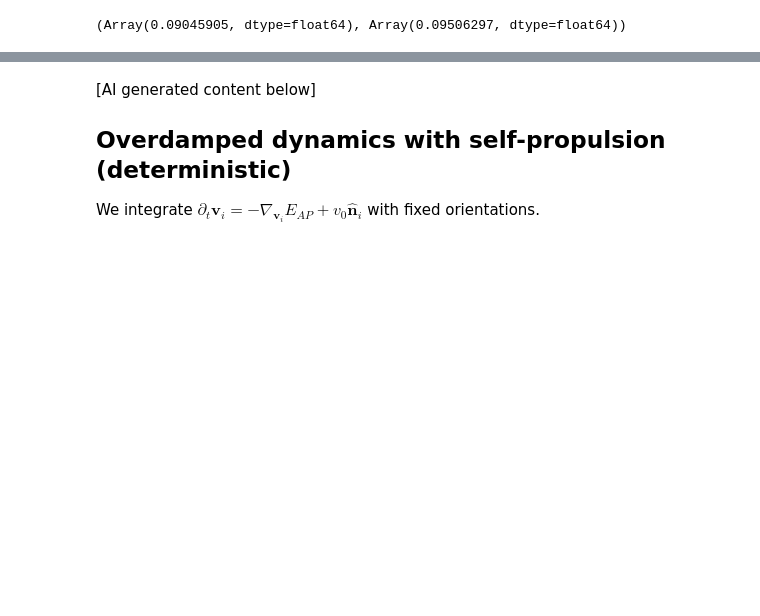
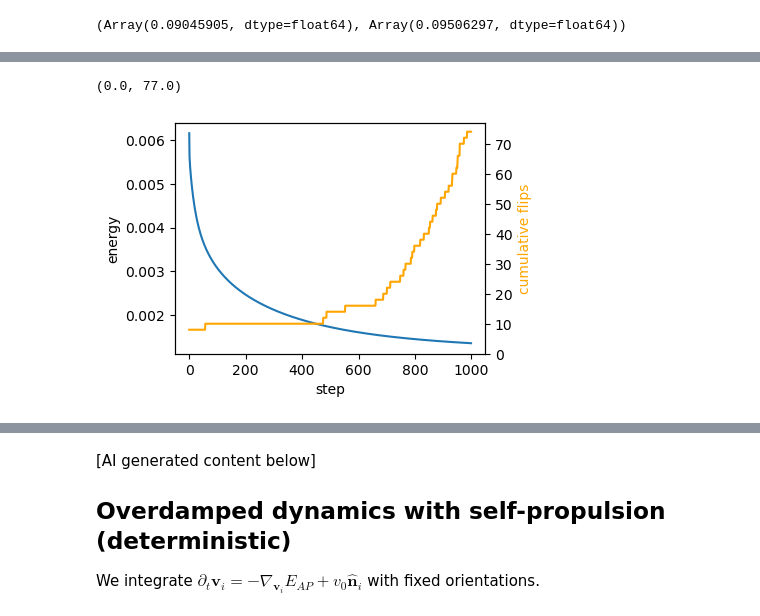
Before and after one commit to nikolas-claussen/triangulax, a Jupyter notebook: nbs/03_area_perimeter_model.ipynb, the cells around one changed output, grey strips where cells are left out. Saved outputs shown, nothing was run; the diff lists cells and outputs as text; code cells hidden in the pictures; blank space fills up the shorter version.

Commit message:
worked on area-perimeter simulation

```diff
--- a/nbs/03_area_perimeter_model.ipynb
+++ b/nbs/03_area_perimeter_model.ipynb
@@ -270,0 +275,18 @@ jnp.abs(areas_relaxed - a0)[~hemesh.is_bdry].mean()/a0, jnp.abs(perim_relaxed -
+# %%
+# Diffrax-based relaxation step (replaces forward Euler inside the scan)
+@jax.jit
+def ap_vector_field(
+    t: Float[jax.Array, ""],
+    y: GeomMesh,
+    args: Tuple[HeMesh, float, float, float, float],
+    ) -> GeomMesh:
+    """RHS for overdamped relaxation of area-perimeter energy."""
+    hemesh, a0, p0, k_a, k_p = args
+    grad = jax.grad(energy_ap)(y, hemesh, a0, p0, k_a, k_p)
+    return jax.tree_util.tree_map(lambda x: -x, grad)
+
+term = diffrax.ODETerm(ap_vector_field)
+solver = diffrax.Tsit5()
+
+dt = 0.02
+step_times = dt * jnp.arange(n_steps + 1)
@@ -270,0 +326,20 @@ jnp.abs(areas_relaxed - a0)[~hemesh.is_bdry].mean()/a0, jnp.abs(perim_relaxed -
+# %%
+init_solver_state = solver.init(term, step_times[0], step_times[1], geommesh, (hemesh, a0, p0, 1.0, 1.0))
+init = (geommesh, hemesh, cooldown_counter, step_times[0], init_solver_state)
+# %%
+(geommesh_relaxed, hemesh_relaxed, _, _, _), return_arr = jax.lax.scan(
+    scan_fun_diffrax, init, step_times[1:])
+losses, flip_count = return_arr.T
+# %%
+fig = plt.figure(figsize=(4, 3))
+plt.plot(losses[::int(n_steps/1000)])
+plt.xlabel("step")
+plt.ylabel("energy")
+
+ax2 = plt.gca().twinx()
+ax2.plot(jnp.cumsum(flip_count)[::int(n_steps/1000)], color="orange")
+ax2.set_ylabel("cumulative flips", color="orange")
+ax2.set_ylim([0, flip_count.sum() + 1])
+# %% [output]
+(0.0, 77.0)
+[figure, added]
```
Also changed, not shown: parts of 5 cells of this notebook, 6 other files.
